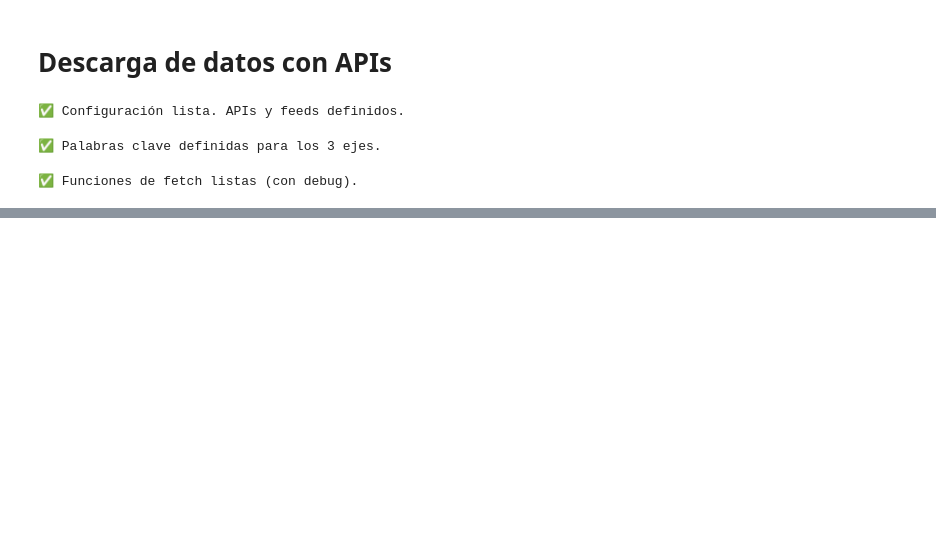
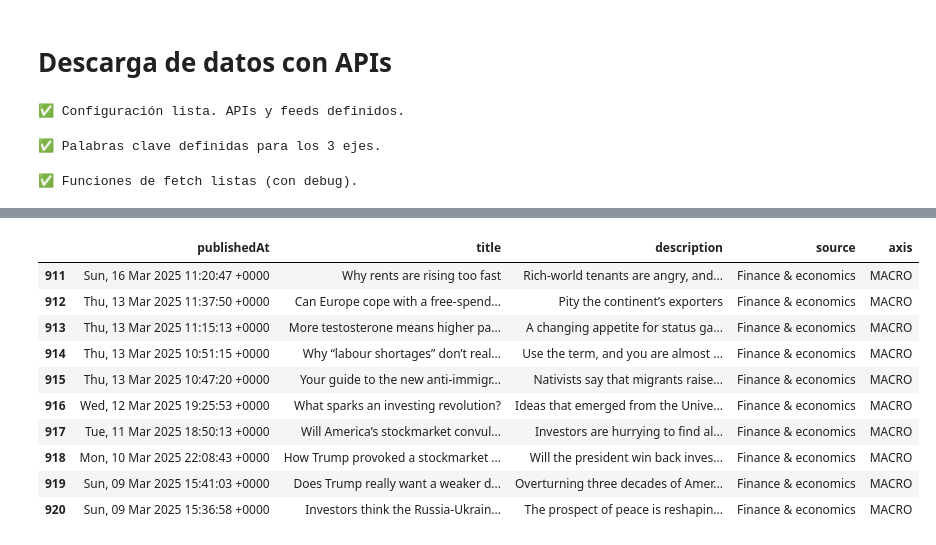
Before and after one commit to cbadil12/final-project, a Jupyter notebook: src/multiAPI_v02.ipynb, the cells around one changed output, grey strips where cells are left out. Saved outputs shown, nothing was run; the diff lists cells and outputs as text; code cells hidden in the pictures; blank space fills up the shorter version.

Commit message:
Ampliado el feed de RSS + nuevo csv

```diff
--- a/src/multiAPI_v02.ipynb
+++ b/src/multiAPI_v02.ipynb
@@ -10,30 +10,54 @@ import pandas as pd
 from datetime import datetime, timedelta
 import time
 
-# Claves API (reemplaza si cambian)
+# Claves API
 NEWSAPI_KEY = 'd7c0734c87d04ed69ea623c77e7406b3'
 GNEWS_API_KEY = '8b50c1681d21553b25406f228aca6938'
-CRYPTOPANIC_API_KEY = 'b4124ef89cfd6fdce685b3218b21a6378dc6ed01'  # Tu key real
+CRYPTOPANIC_API_KEY = 'b4124ef89cfd6fdce685b3218b21a6378dc6ed01'
 
 # Inicializar NewsAPI
 newsapi = NewsApiClient(api_key=NEWSAPI_KEY)
 
-# RSS feeds ampliados (más fuentes = más data gratis)
 RSS_FEEDS = {
     'BTC': [
         "https://feeds.feedburner.com/CoinDesk",
         "https://cointelegraph.com/rss",
         "https://www.newsbtc.com/feed/",
-        "https://bitcoinmagazine.com/.rss/full/"
+        "https://bitcoinmagazine.com/.rss/full/",
+        "https://cryptopotato.com/feed/",
+        "https://decrypt.co/feed",
+        "https://www.theblock.co/feed/rss",
+        "https://cryptobriefing.com/feed/",
+        "https://blockworks.co/rss.xml",
+        "https://www.dlnews.com/rss/",
+        "https://u.today/rss",
+        "https://beincrypto.com/feed/",
+        "https://www.bitcoin.com/feed/",
+        "https://cryptoslate.com/feed/",
+        "https://ambcrypto.com/feed/"
     ],
     'TECH': [
         "https://techcrunch.com/feed/",
-        "https://www.theverge.com/rss/index.xml"
+        "https://www.theverge.com/rss/index.xml",
+        "https://arstechnica.com/feed/",
+        "https://www.wired.com/feed/rss",
+        "https://gizmodo.com/rss",
+        "https://www.engadget.com/rss.xml",
+        "https://venturebeat.com/feed/",
+        "https://www.zdnet.com/topic/artificial-intelligence/rss/",
+        "https://www.technologyreview.com/feed/"
     ],
     'MACRO': [
         "https://feeds.bbci.co.uk/news/business/rss.xml",
-        "https://www.cnbc.com/id/100003114/device/rss/rss.html",  # CNBC World
-        "https://www.ft.com/global-economy?format=rss"
+        "https://www.cnbc.com/id/100003114/device/rss/rss.html",
+        "https://www.ft.com/global-economy?format=rss",
+        "https://www.bloomberg.com/feeds/markets.rss",
+        "https://www.wsj.com/xml/rss/3_7085.xml",
+        "https://www.economist.com/finance-and-economics/rss.xml",
+        "https://www.reuters.com/rssFeed/businessNews",
+        "https://www.marketwatch.com/rss/economy-politics",
+        "https://www.investopedia.com/rss/articles.xml",
+        "https://seekingalpha.com/api/v2/news.rss?tag=market-news"
     ]
 }
 
@@ -242,0 +283,14 @@ display(df_raw_news.head(10))
+# %%
+display(df_raw_news.tail(10))
+# %% [output]
+|  | publishedAt | title | description | source | axis |
+| 911 | Sun, 16 Mar 2025 11:20:47 +0000 | Why rents are rising too fast | Rich-world tenants are angry, and... | Finance & economics | MACRO |
+| 912 | Thu, 13 Mar 2025 11:37:50 +0000 | Can Europe cope with a free-spend... | Pity the continent’s exporters | Finance & economics | MACRO |
+| 913 | Thu, 13 Mar 2025 11:15:13 +0000 | More testosterone means higher pa... | A changing appetite for status ga... | Finance & economics | MACRO |
+| 914 | Thu, 13 Mar 2025 10:51:15 +0000 | Why “labour shortages” don’t real... | Use the term, and you are almost ... | Finance & economics | MACRO |
+| 915 | Thu, 13 Mar 2025 10:47:20 +0000 | Your guide to the new anti-immigr... | Nativists say that migrants raise... | Finance & economics | MACRO |
+| 916 | Wed, 12 Mar 2025 19:25:53 +0000 | What sparks an investing revolution? | Ideas that emerged from the Unive... | Finance & economics | MACRO |
+| 917 | Tue, 11 Mar 2025 18:50:13 +0000 | Will America’s stockmarket convul... | Investors are hurrying to find al... | Finance & economics | MACRO |
+| 918 | Mon, 10 Mar 2025 22:08:43 +0000 | How Trump provoked a stockmarket ... | Will the president win back inves... | Finance & economics | MACRO |
+| 919 | Sun, 09 Mar 2025 15:41:03 +0000 | Does Trump really want a weaker d... | Overturning three decades of Amer... | Finance & economics | MACRO |
+| 920 | Sun, 09 Mar 2025 15:36:58 +0000 | Investors think the Russia-Ukrain... | The prospect of peace is reshapin... | Finance & economics | MACRO |
```
Also changed, not shown: parts of 2 cells of this notebook, 1 other file.
